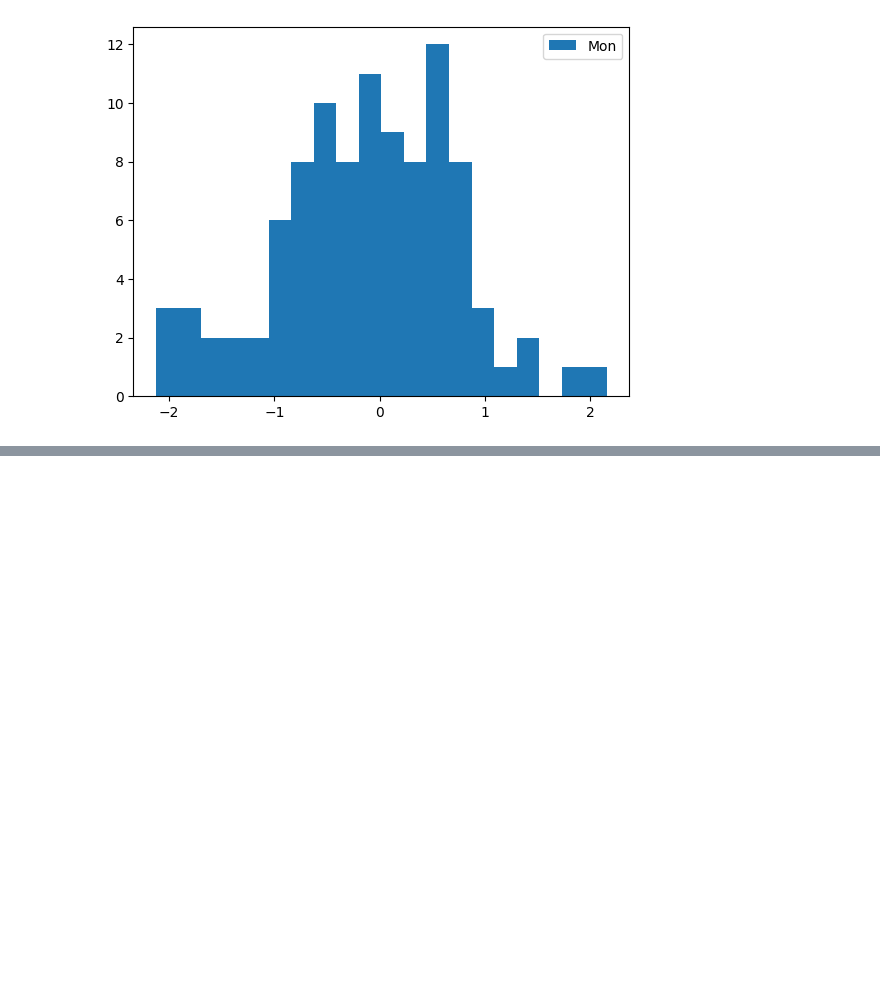
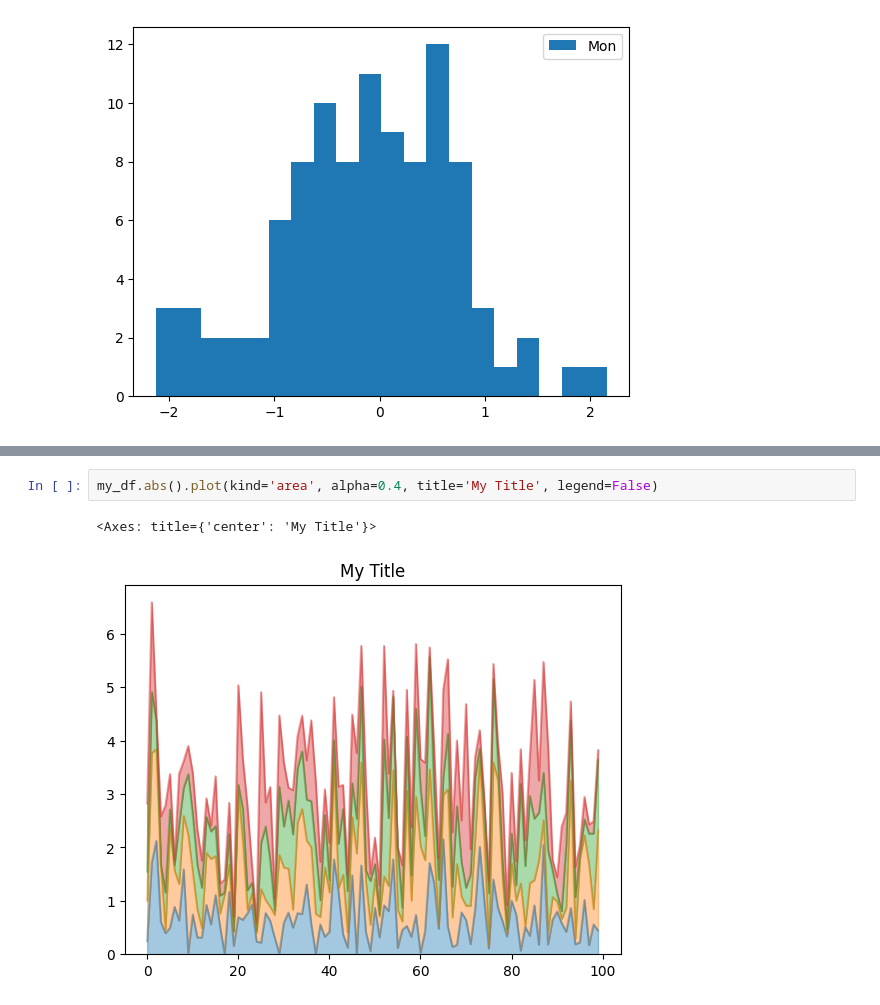
Before and after one commit to santhoshml/python-practice, a Jupyter notebook: Matplotlib.ipynb, the cells around one changed output, grey strips where cells are left out. Drawn from its saved outputs; the diff is of its cells as text; blank space fills up the shorter version.

```diff
--- a/Matplotlib.ipynb
+++ b/Matplotlib.ipynb
@@ -45,0 +61,5 @@ my_df["Mon"].hist(bins=20, grid=False, legend=True)
+# %%
+my_df.abs().plot(kind='area', alpha=0.4, title='My Title', legend=False)
+# %% [output]
+<Axes: title={'center': 'My Title'}>
+[figure, added]
```
Also changed, not shown: parts of 14 cells of this notebook.
